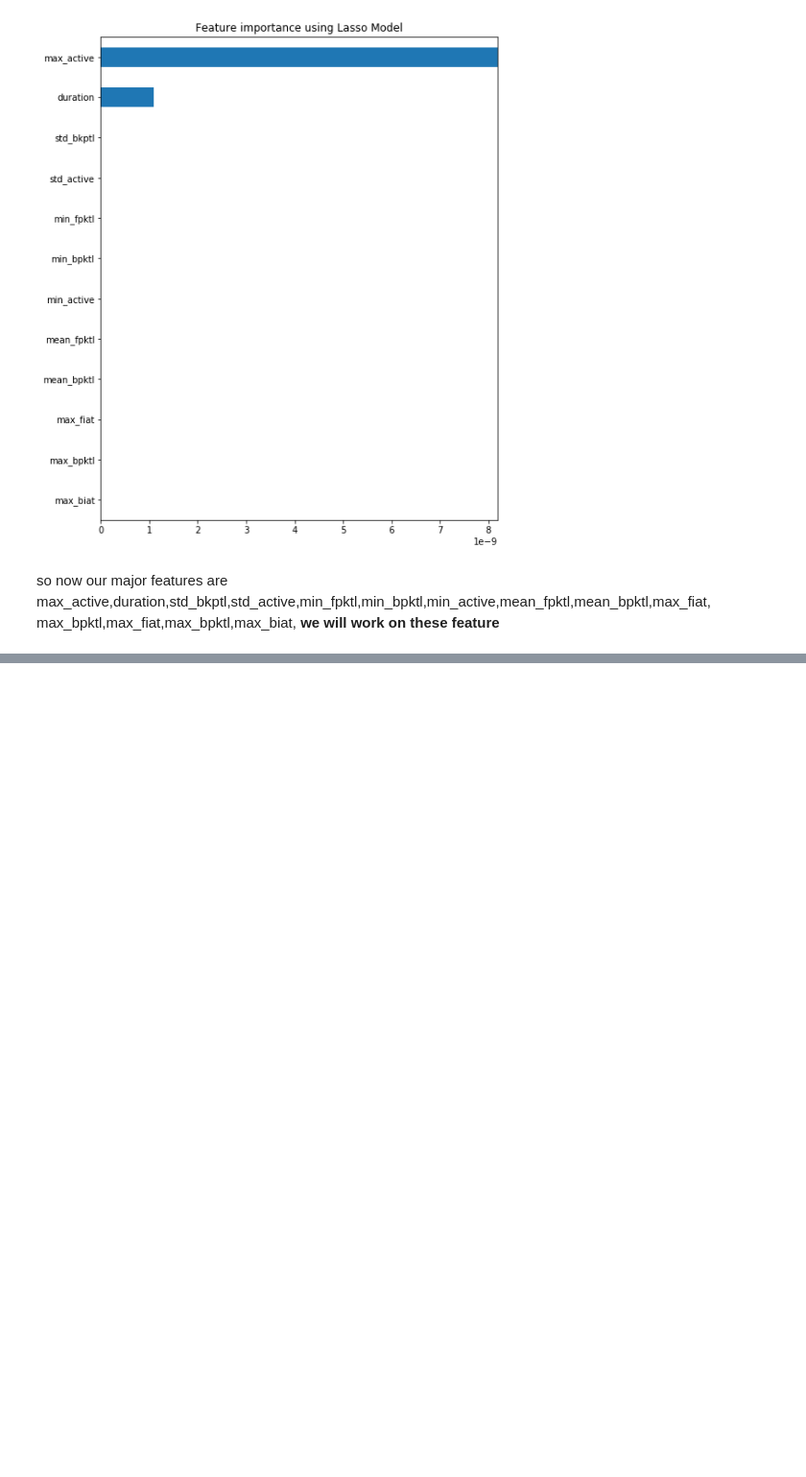
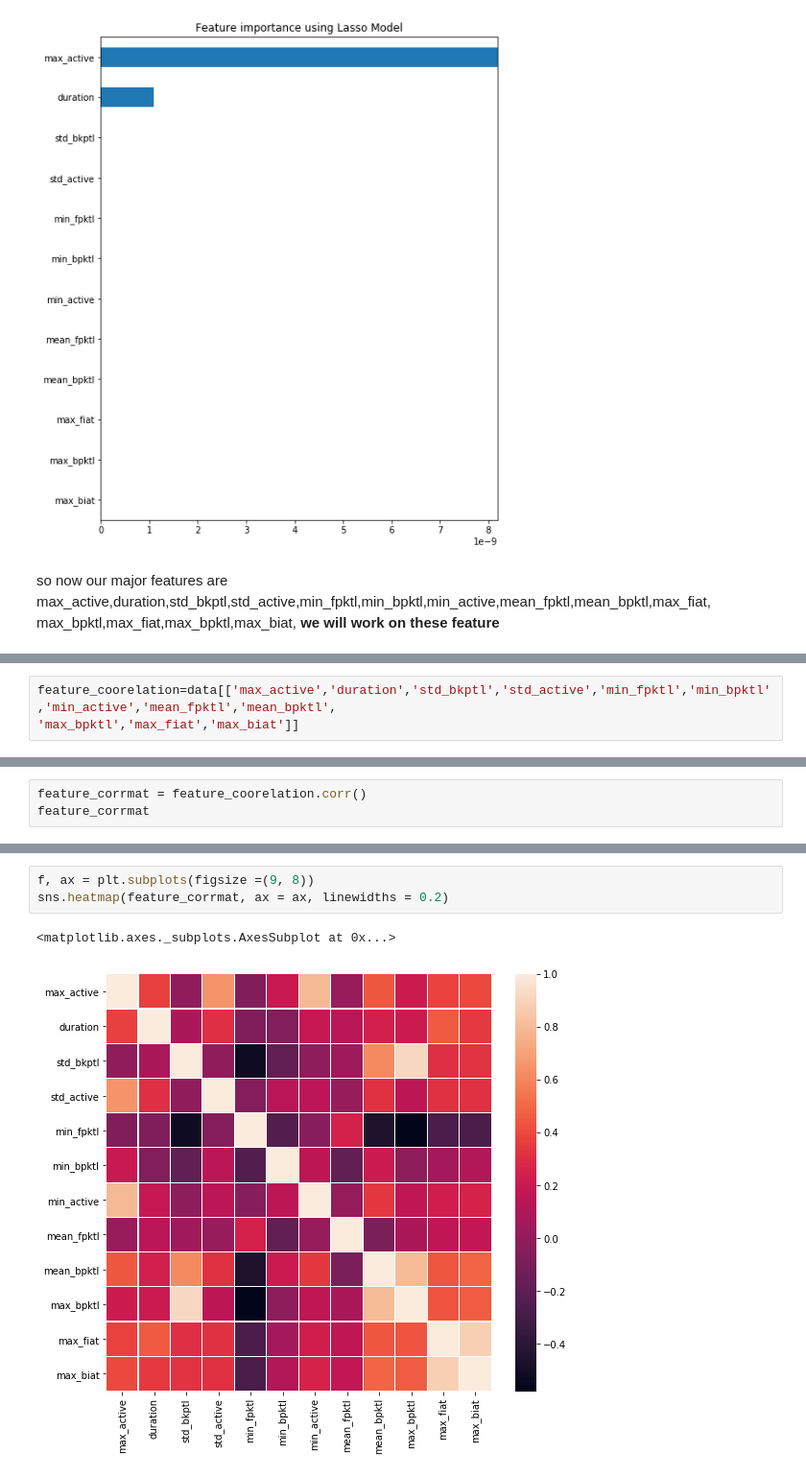
Before and after one commit to NSoni25/Botnet-Detection-Project, a Jupyter notebook: Botnet_Detection.ipynb, the cells around one changed output, grey strips where cells are left out. Shown at 96% size. Cells and saved outputs as stored; diff of their text form; blank space fills up the shorter version.

```diff
--- a/Botnet_Detection.ipynb
+++ b/Botnet_Detection.ipynb
@@ -231,0 +232,3 @@ max_bpktl,max_fiat,max_bpktl,max_biat, **we will work on these feature**
+# %%
+feature_coorelation=data[['max_active','duration','std_bkptl','std_active','min_fpktl','min_bpktl','min_active','mean_fpktl','mean_bpktl',
+'max_bpktl','max_fiat','max_biat']]
@@ -231,0 +244,3 @@ max_bpktl,max_fiat,max_bpktl,max_biat, **we will work on these feature**
+# %%
+feature_corrmat = feature_coorelation.corr()
+feature_corrmat
@@ -231,0 +261,6 @@ max_bpktl,max_fiat,max_bpktl,max_biat, **we will work on these feature**
+# %%
+f, ax = plt.subplots(figsize =(9, 8))
+sns.heatmap(feature_corrmat, ax = ax, linewidths = 0.2)
+# %% [output]
+<matplotlib.axes._subplots.AxesSubplot at 0x...>
+[figure, added]
```
Also changed, not shown: parts of 9 cells of this notebook.
